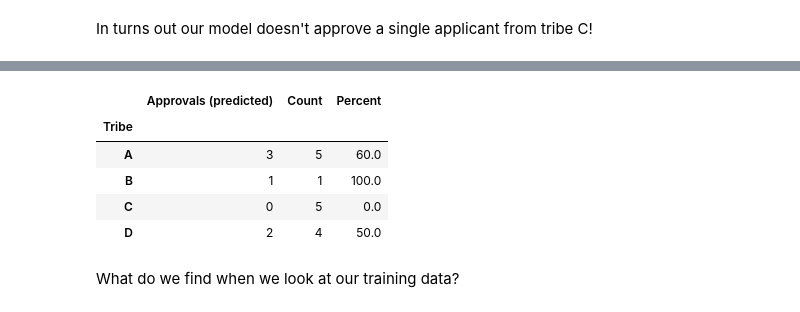
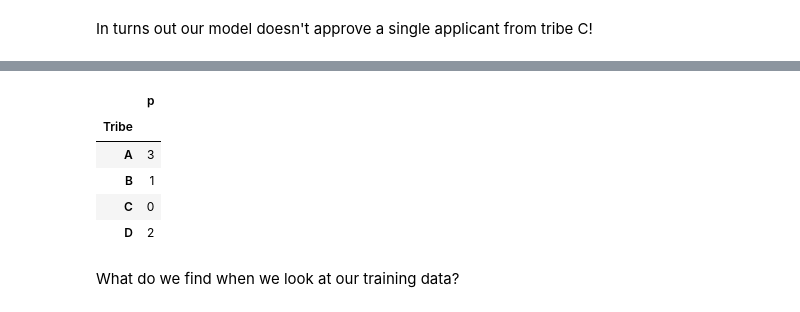
Before and after one commit to brookingcharlie/ml-dis, a Jupyter notebook: notebook.ipynb, the cells around one changed output, grey strips where cells are left out. Saved outputs shown, nothing was run; the diff lists cells and outputs as text; code cells hidden in the pictures.

```diff
--- a/notebook.ipynb
+++ b/notebook.ipynb
@@ -200,14 +184,12 @@ Name: p, dtype: int64
-# %%
-approved = test_with_p.groupby(['Tribe'])['p'].sum()
-count = test_with_p.groupby(['Tribe'])['Tribe'].count()
-pd.DataFrame({'Approvals (predicted)': approved, 'Count': count, 'Percent': approved / count * 100})
-# %% [output]
-|  | Approvals (predicted) | Count | Percent |
-| Tribe |  |  |  |
-| A | 3 | 5 | 60.0 |
-| B | 1 | 1 | 100.0 |
-| C | 0 | 5 | 0.0 |
-| D | 2 | 4 | 50.0 |
+# %%
+test_with_p.groupby(['Tribe'])[['p']].sum()
+# %% [output]
+|  | p |
+| Tribe |  |
+| A | 3 |
+| B | 1 |
+| C | 0 |
+| D | 2 |
 # %% [markdown]
 What do we find when we look at our training data?
 # %%
```
Also changed, not shown: parts of 8 cells of this notebook.
